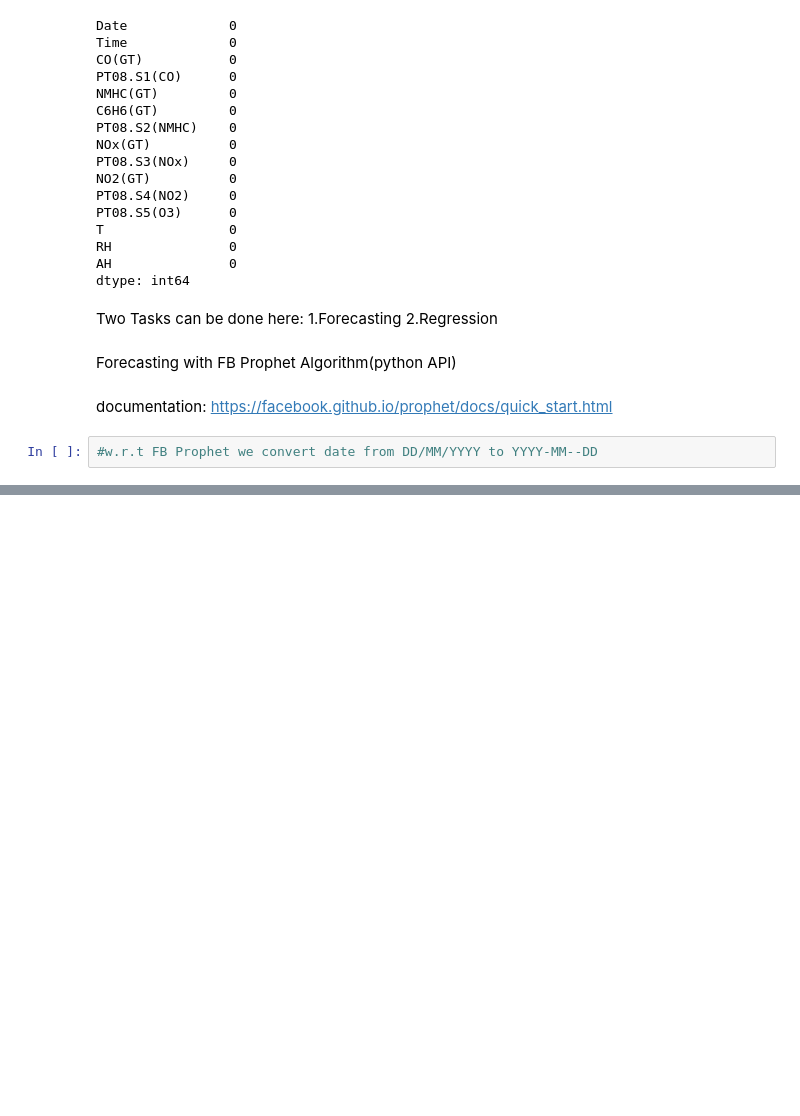
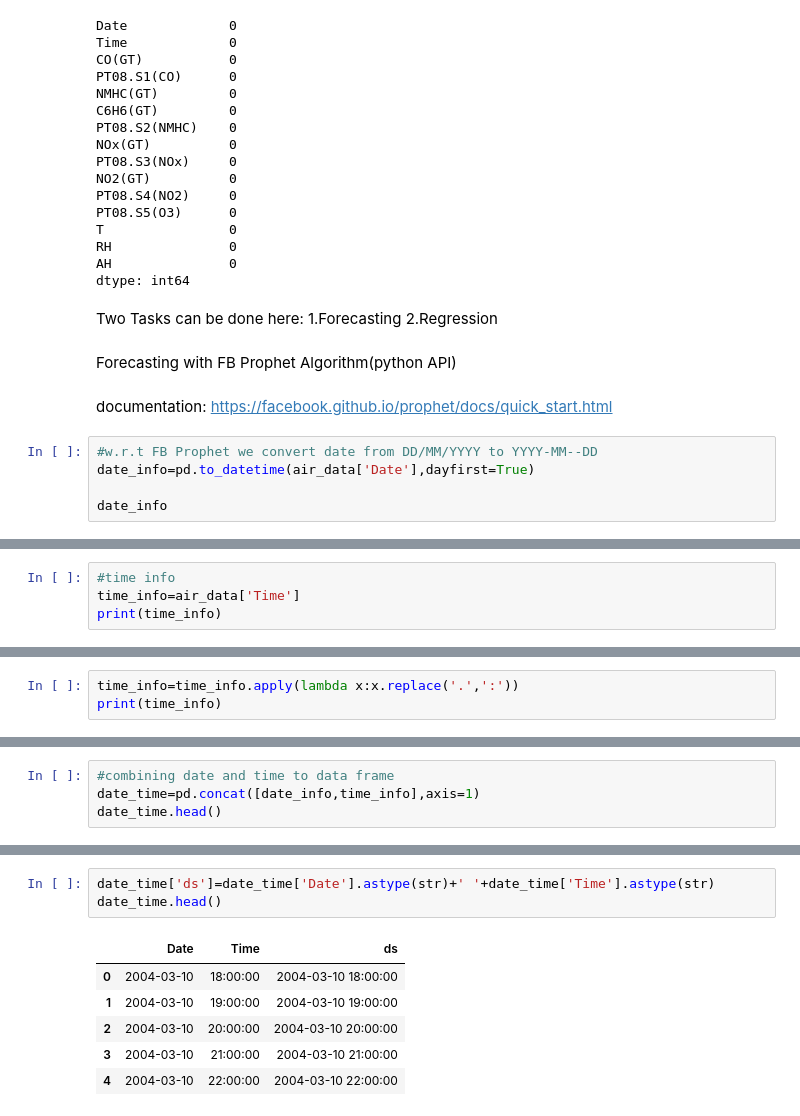
Before and after one commit to NirmalSagarTigga/Air_Quality_Index-prediction-using-Machine-Learning, a Jupyter notebook: air_quality_index.ipynb, the cells around one changed output, grey strips where cells are left out. Drawn from its saved outputs; the diff is of its cells as text; blank space fills up the shorter version.

```diff
--- a/air_quality_index.ipynb
+++ b/air_quality_index.ipynb
@@ -187,3 +187,6 @@ Forecasting with FB Prophet Algorithm(python API)
 documentation: https://facebook.github.io/prophet/docs/quick_start.html
 # %%
 #w.r.t FB Prophet we convert date from DD/MM/YYYY to YYYY-MM--DD
+date_info=pd.to_datetime(air_data['Date'],dayfirst=True)
+
+date_info
@@ -189,0 +206,4 @@ documentation: https://facebook.github.io/prophet/docs/quick_start.html
+# %%
+#time info
+time_info=air_data['Time']
+print(time_info)
@@ -189,0 +223,3 @@ documentation: https://facebook.github.io/prophet/docs/quick_start.html
+# %%
+time_info=time_info.apply(lambda x:x.replace('.',':'))
+print(time_info)
@@ -189,0 +239,4 @@ documentation: https://facebook.github.io/prophet/docs/quick_start.html
+# %%
+#combining date and time to data frame
+date_time=pd.concat([date_info,time_info],axis=1)
+date_time.head()
@@ -189,0 +250,10 @@ documentation: https://facebook.github.io/prophet/docs/quick_start.html
+# %%
+date_time['ds']=date_time['Date'].astype(str)+' '+date_time['Time'].astype(str)
+date_time.head()
+# %% [output]
+|  | Date | Time | ds |
+| 0 | 2004-03-10 | 18:00:00 | 2004-03-10 18:00:00 |
+| 1 | 2004-03-10 | 19:00:00 | 2004-03-10 19:00:00 |
+| 2 | 2004-03-10 | 20:00:00 | 2004-03-10 20:00:00 |
+| 3 | 2004-03-10 | 21:00:00 | 2004-03-10 21:00:00 |
+| 4 | 2004-03-10 | 22:00:00 | 2004-03-10 22:00:00 |
```
Also changed, not shown: parts of 16 cells of this notebook.
